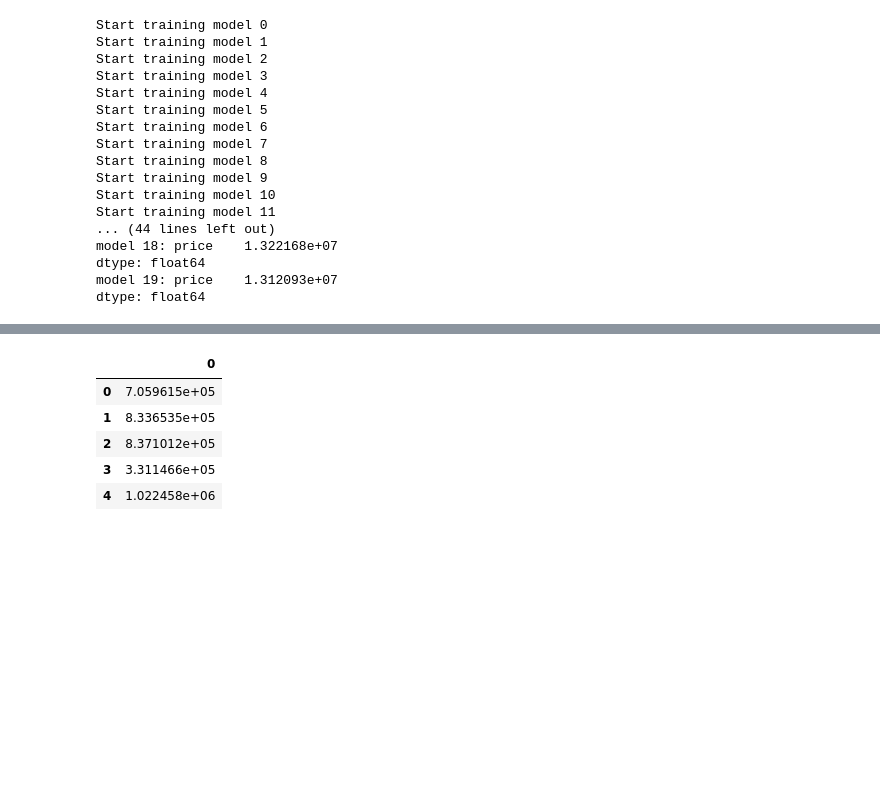
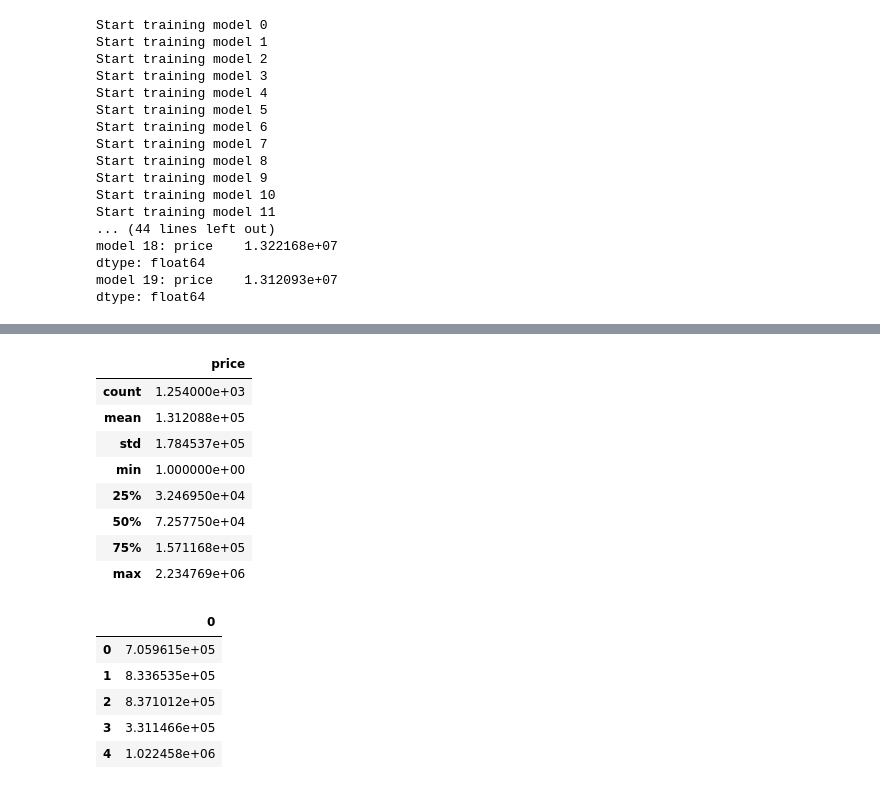
Before and after one commit to tuanlda78202/DSP, a Jupyter notebook: 20221/src/eda.ipynb, the cells around one changed output, grey strips where cells are left out. Drawn from its saved outputs; the diff is of its cells as text; code cells hidden in the pictures; blank space fills up the shorter version.

```diff
--- a/20221/src/eda.ipynb
+++ b/20221/src/eda.ipynb
@@ -815,3 +831,15 @@ dtype: float64
+# %%
+result.describe()
+# %% [output]
+|  | price |
+| count | 1.254000e+03 |
+| mean | 1.312088e+05 |
+| std | 1.784537e+05 |
+| min | 1.000000e+00 |
+| 25% | 3.246950e+04 |
+| 50% | 7.257750e+04 |
+| 75% | 1.571168e+05 |
+| max | 2.234769e+06 |
 # %%
 pd.DataFrame(model.predict(X_val)).head()
 # %% [output]
```
Also changed, not shown: parts of 3 cells of this notebook.
